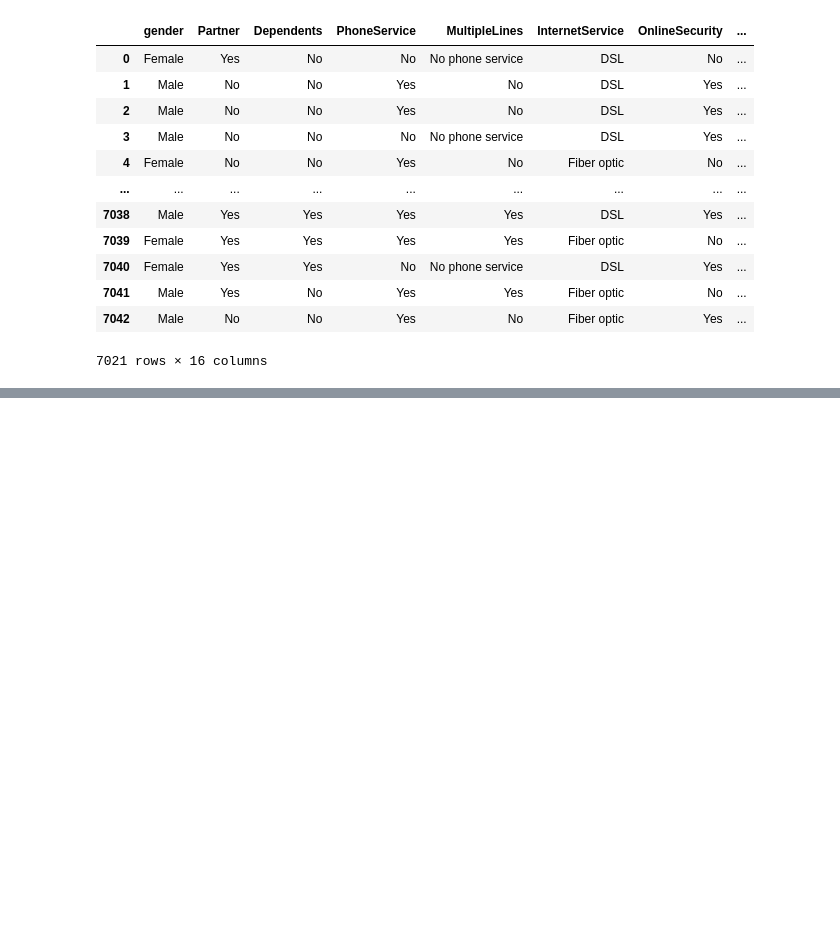
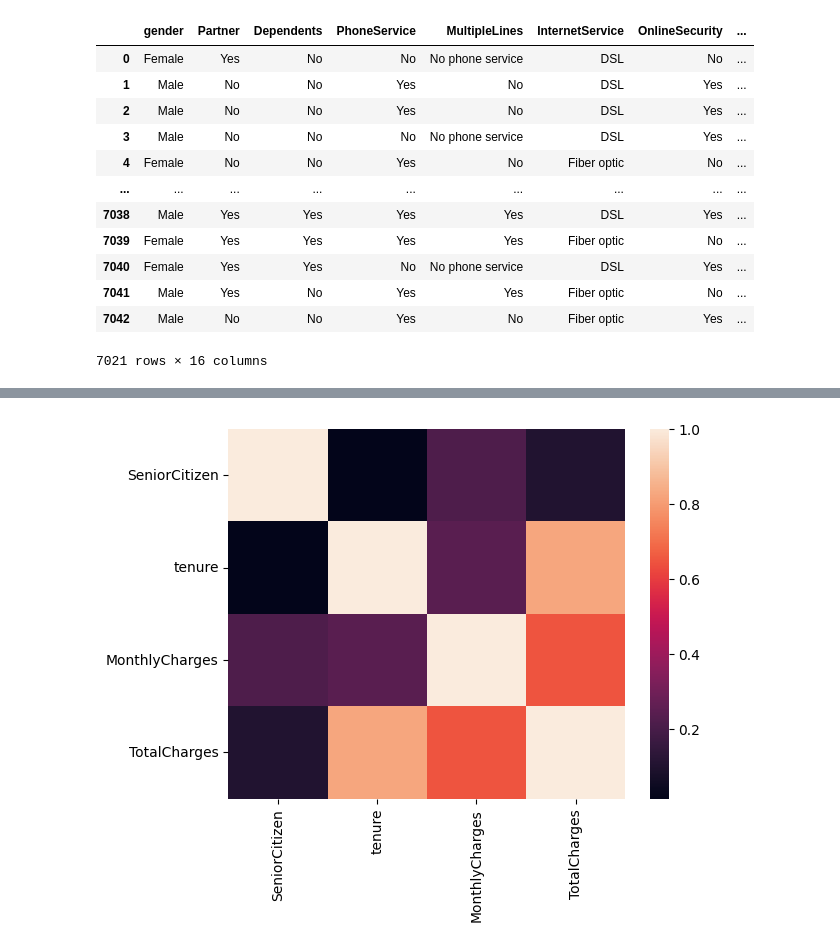
Before and after one commit to Kif30/Customer-Churn-Prediction, a Jupyter notebook: Customer_Churn_Prediction.ipynb, the cells around one changed output, grey strips where cells are left out. Cells and saved outputs as stored; diff of their text form; code cells hidden in the pictures; blank space fills up the shorter version.

```diff
--- a/Customer_Churn_Prediction.ipynb
+++ b/Customer_Churn_Prediction.ipynb
@@ -234,0 +239,5 @@ cat_cols
+# %%
+sns.heatmap(df.corr(numeric_only=True))
+plt.show()
+# %% [output]
+[figure, added]
```
Also changed, not shown: parts of 11 cells of this notebook.
